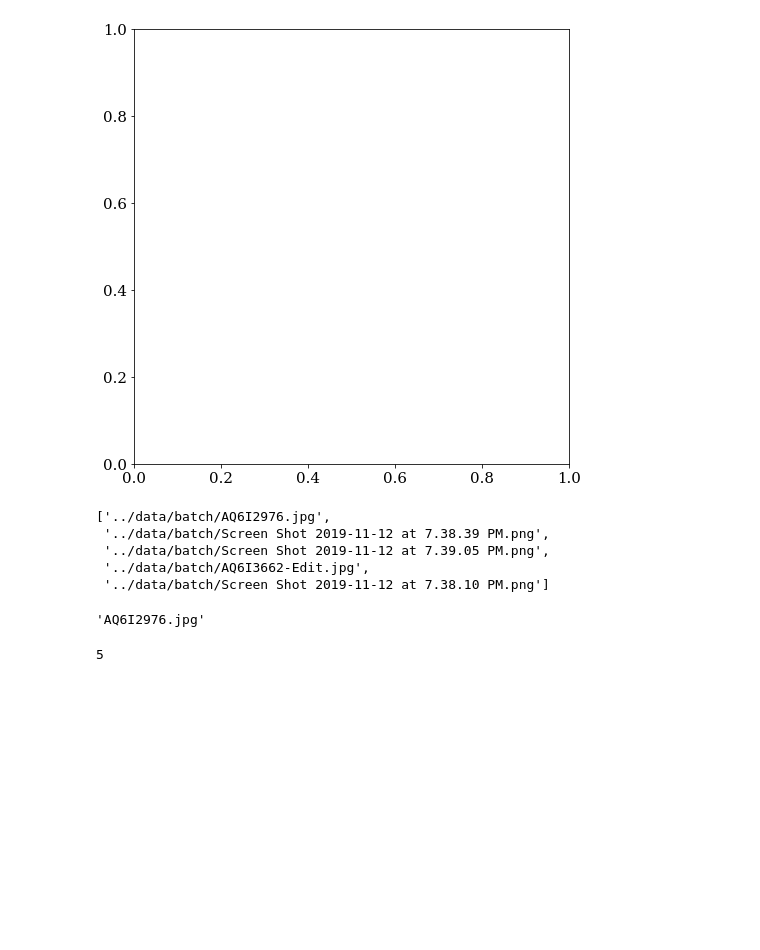
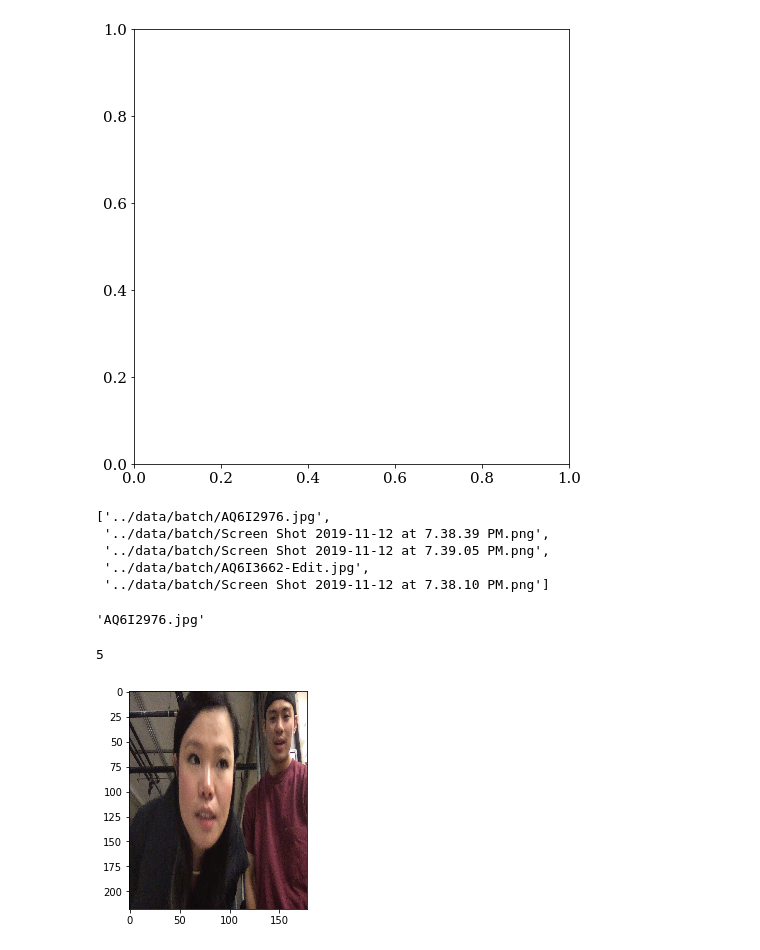
Before and after one commit to Aaronhjlee/Facial_Feature_Predictor, a Jupyter notebook: src/deployment_pt2.ipynb, the cells around one changed output. Saved outputs shown, nothing was run; the diff lists cells and outputs as text; code cells hidden in the pictures; blank space fills up the shorter version.

```diff
--- a/src/deployment_pt2.ipynb
+++ b/src/deployment_pt2.ipynb
@@ -556,6 +556,11 @@ subject_filenames[0][14:]
 np.asarray(X).shape[0]
 # %% [output]
 5
+# %%
+plt.imshow(a[0])
+plt.show()
+# %% [output]
+[figure, added]
 # %%
 a.shape
 # %% [output]
```
Also changed, not shown: parts of 7 cells of this notebook, 2 other files.
